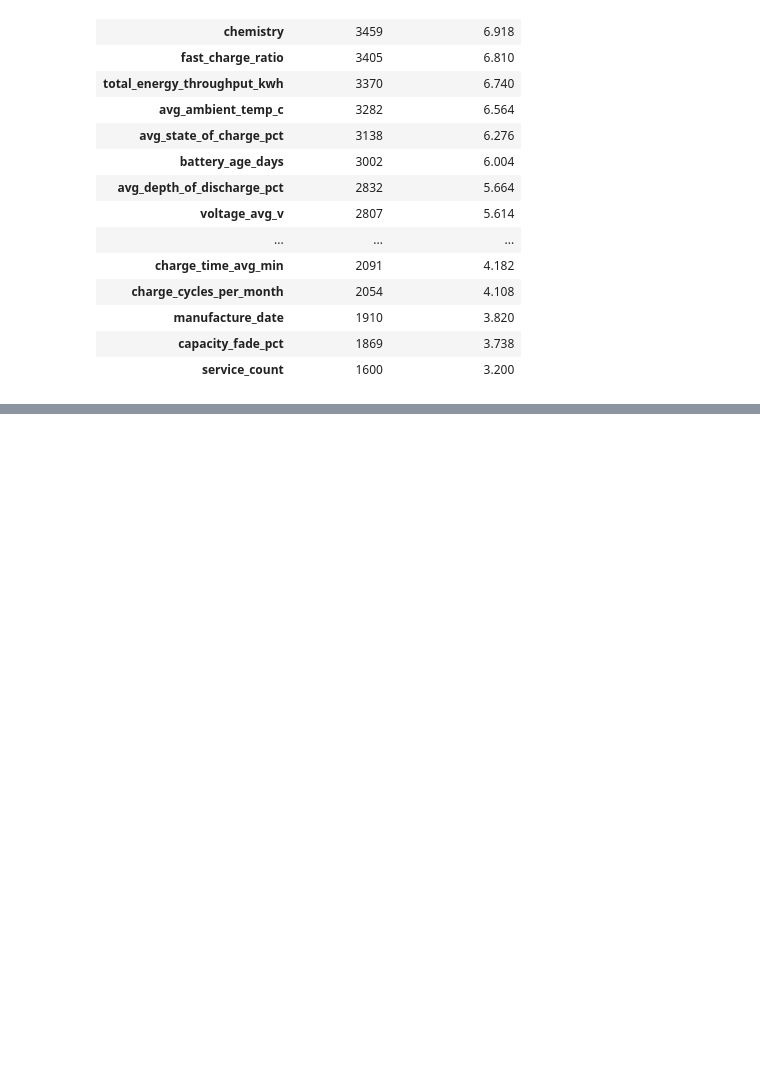
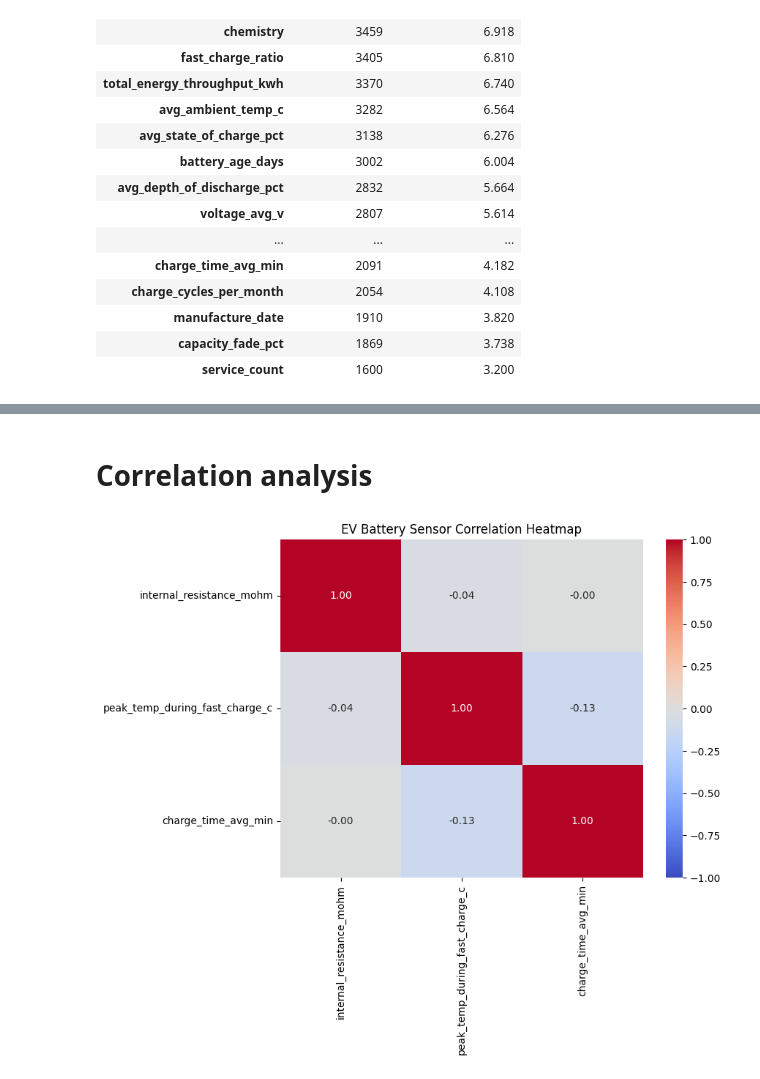
Before and after one commit to pradyumn980/EV-Battery-Anomaly-Detection, a Jupyter notebook: EV_practice.ipynb, the cells around one changed output, grey strips where cells are left out. Cells and saved outputs as stored; diff of their text form; code cells hidden in the pictures; blank space fills up the shorter version.

```diff
--- a/EV_practice.ipynb
+++ b/EV_practice.ipynb
@@ -171,0 +273,20 @@ plt.show()
+# %% [markdown]
+# **Correlation analysis**
+# %%
+correlation = X_imputed[sensor_features].corr()
+
+plt.figure(figsize=(8, 6))
+
+sns.heatmap(
+    correlation,
+    annot=True,
+    cmap='coolwarm',
+    fmt='.2f',
+    vmin=-1,
+    vmax=1
+)
+
+plt.title('EV Battery Sensor Correlation Heatmap')
+plt.show()
+# %% [output]
+[figure, added]
```
Also changed, not shown: parts of 13 cells of this notebook.
